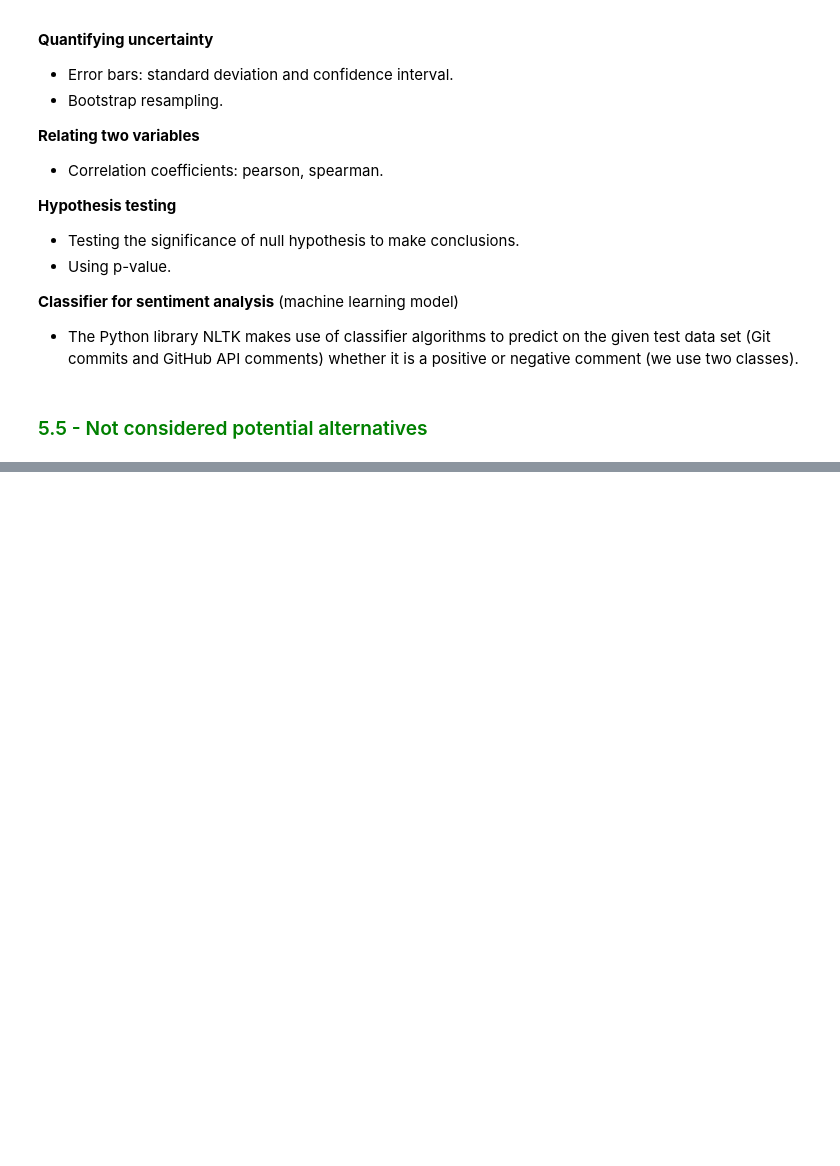
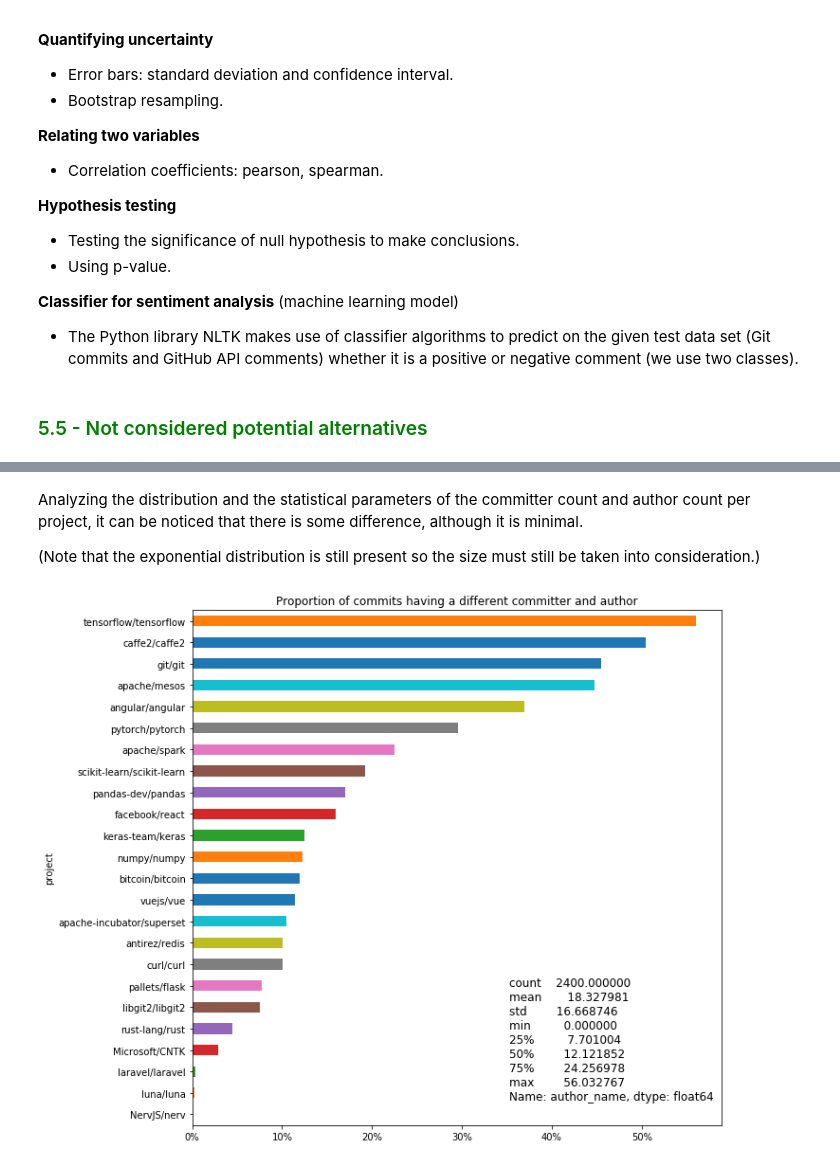
Before and after one commit to GermainZ/AppliedDataAnalysisProject, a Jupyter notebook: data_pipeline.ipynb, the cells around one changed output, grey strips where cells are left out. Saved outputs shown, nothing was run; the diff lists cells and outputs as text; code cells hidden in the pictures; blank space fills up the shorter version.

```diff
--- a/data_pipeline.ipynb
+++ b/data_pipeline.ipynb
@@ -816,0 +911,15 @@ We are not sonsidering the two datasets `blames` and `patches` in the Gitential
+# %% [markdown]
+Analyzing the distribution and the statistical parameters of the committer count and author count per project, it can be noticed that there is some difference, although it is minimal.
+
+(Note that the exponential distribution is still present so the size must still be taken into consideration.)
+# %%
+# Proportion of commits that have different author and committer.
+diff_count_by_project = commits_df[commits_df.author_name != commits_df.committer_name].groupby('project').author_name.count()
+diff_prop_by_project = diff_count_by_project / commits_df.groupby('project').author_name.count()
+diff_prop_by_project = diff_prop_by_project.fillna(0)
+diff_prop_by_project = diff_prop_by_project.sort_values()
+ax = diff_prop_by_project.plot.barh(figsize=(10, 10), title='Proportion of commits having a different committer and author')
+ax.set_xticklabels(['{:.0%}'.format(x) for x in ax.get_xticks()])
+ax.text(.6, .05, diff_prop_by_project.describe() * 100, fontsize=12, transform=ax.transAxes);
+# %% [output]
+[figure, added]
```
Also changed, not shown: parts of 21 cells of this notebook.
